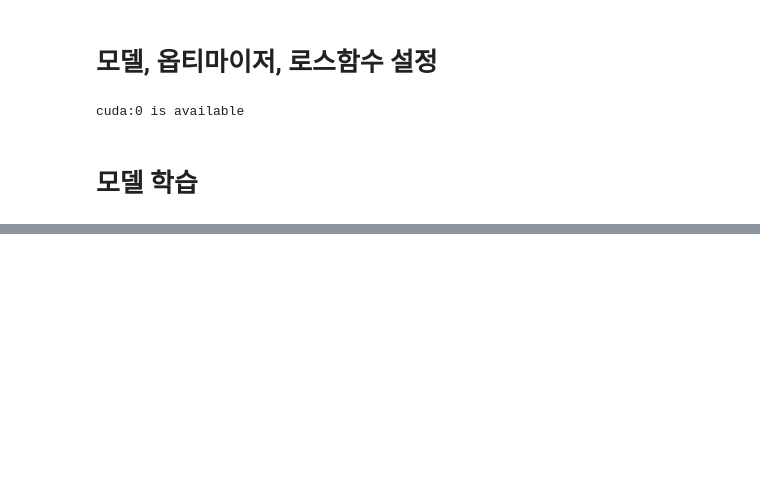
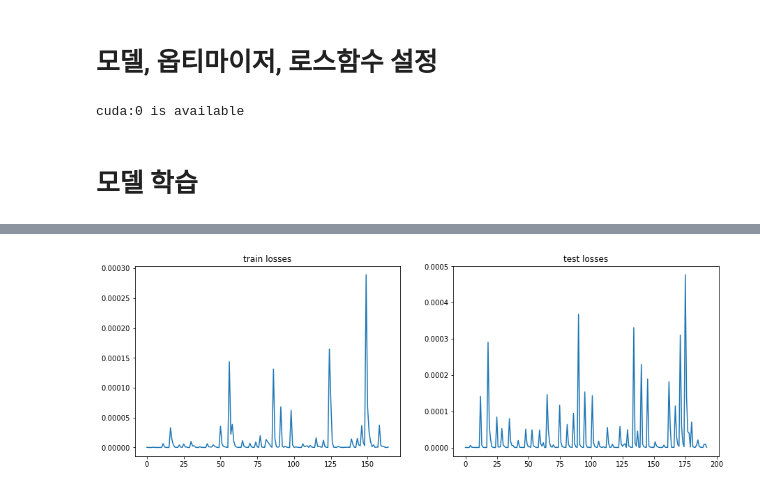
Before and after one commit to DogRing/TorchTrade, a Jupyter notebook: CNN1d.ipynb, the cells around one changed output, grey strips where cells are left out. Drawn from its saved outputs; the diff is of its cells as text; code cells hidden in the pictures; blank space fills up the shorter version.

```diff
--- a/CNN1d.ipynb
+++ b/CNN1d.ipynb
@@ -105,0 +112,22 @@ plt.show()
+# %%
+with open("ol_train", "rb") as fp:
+    loss = pickle.load(fp)
+with open("ol_test", "rb") as fp:
+    val_loss = pickle.load(fp)
+# %%
+def oddval(x):
+    return x<0.0005
+
+f,ax = plt.subplots(1,2, figsize=(15,5))
+
+results = list(filter(oddval,loss))
+ax[0].plot(results)
+ax[0].set_title('train losses')
+
+
+results = list(filter(oddval, val_loss))
+ax[1].plot(results)
+ax[1].set_title('test losses')
+plt.show()
+# %% [output]
+[figure, added]
```
Also changed, not shown: parts of 6 cells of this notebook.
